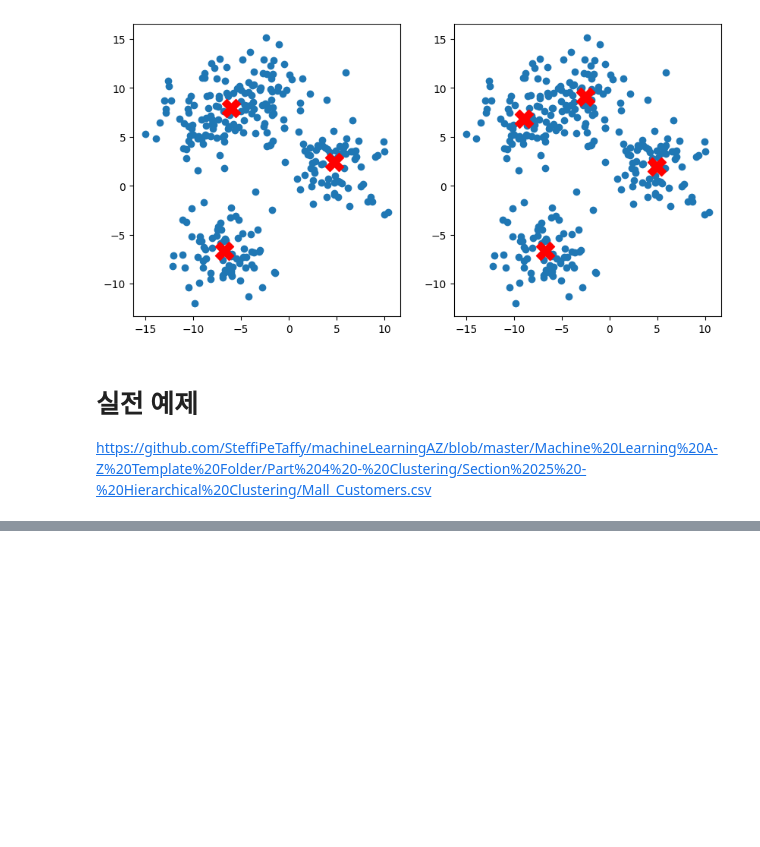
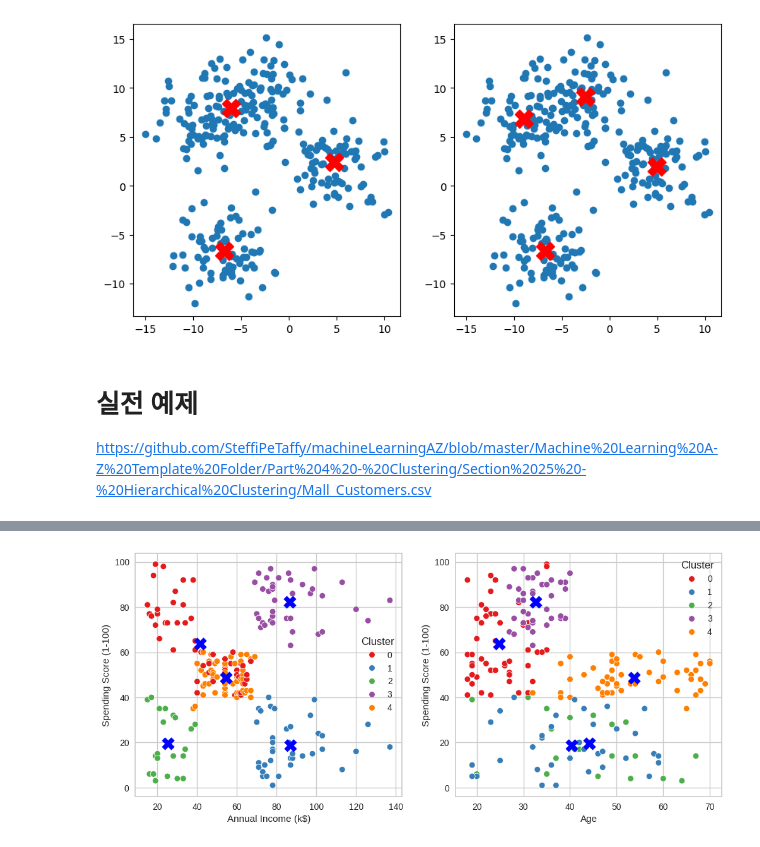
Before and after one commit to leekyuyoung-ai/AI, a Jupyter notebook: 2_4_군집,_DBSCAN.ipynb, the cells around one changed output, grey strips where cells are left out. Saved outputs shown, nothing was run; the diff lists cells and outputs as text; code cells hidden in the pictures; blank space fills up the shorter version.

```diff
--- a/2_4_군집,_DBSCAN.ipynb
+++ b/2_4_군집,_DBSCAN.ipynb
@@ -106,0 +151,23 @@ https://github.com/SteffiPeTaffy/machineLearningAZ/blob/master/Machine%20Learnin
+# %%
+import seaborn as sns
+import matplotlib.pyplot as plt
+
+# Subplots 생성
+fig1, axes = plt.subplots(1, 2, figsize=(12, 5))
+
+# 첫 번째 scatter plot
+scat_1 = sns.scatterplot(x='Annual Income (k$)', y='Spending Score (1-100)', data=KM5_clustered,
+                         hue='Cluster', ax=axes[0], palette='Set1', legend='full')
+
+# 두 번째 scatter plot
+sns.scatterplot(x='Age', y='Spending Score (1-100)', data=KM5_clustered,
+                hue='Cluster', palette='Set1', ax=axes[1], legend='full')
+
+# 군집 중심점 추가
+axes[0].scatter(KM_5_clusters.cluster_centers_[:, 1], KM_5_clusters.cluster_centers_[:, 2], marker='X', s=200, c="blue")
+axes[1].scatter(KM_5_clusters.cluster_centers_[:, 0], KM_5_clusters.cluster_centers_[:, 2], marker='X', s=200, c="blue")
+
+# 그래프 표시
+plt.show()
+# %% [output]
+[figure, added]
```
Also changed, not shown: parts of 6 cells of this notebook, 1 other file.
